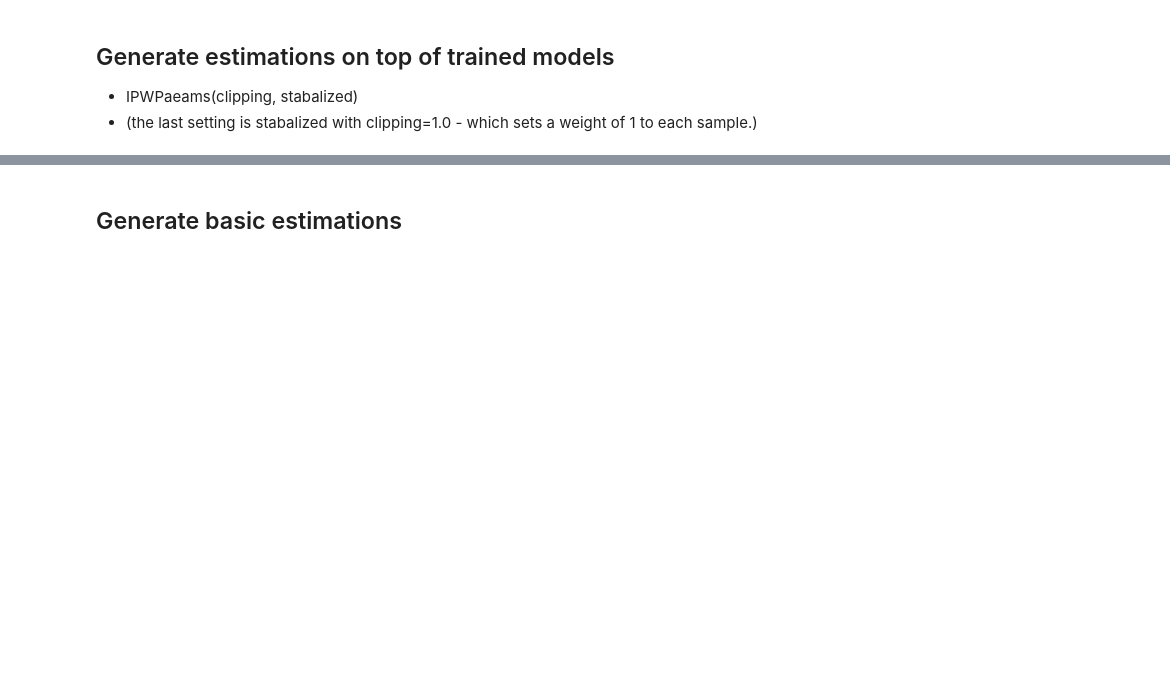
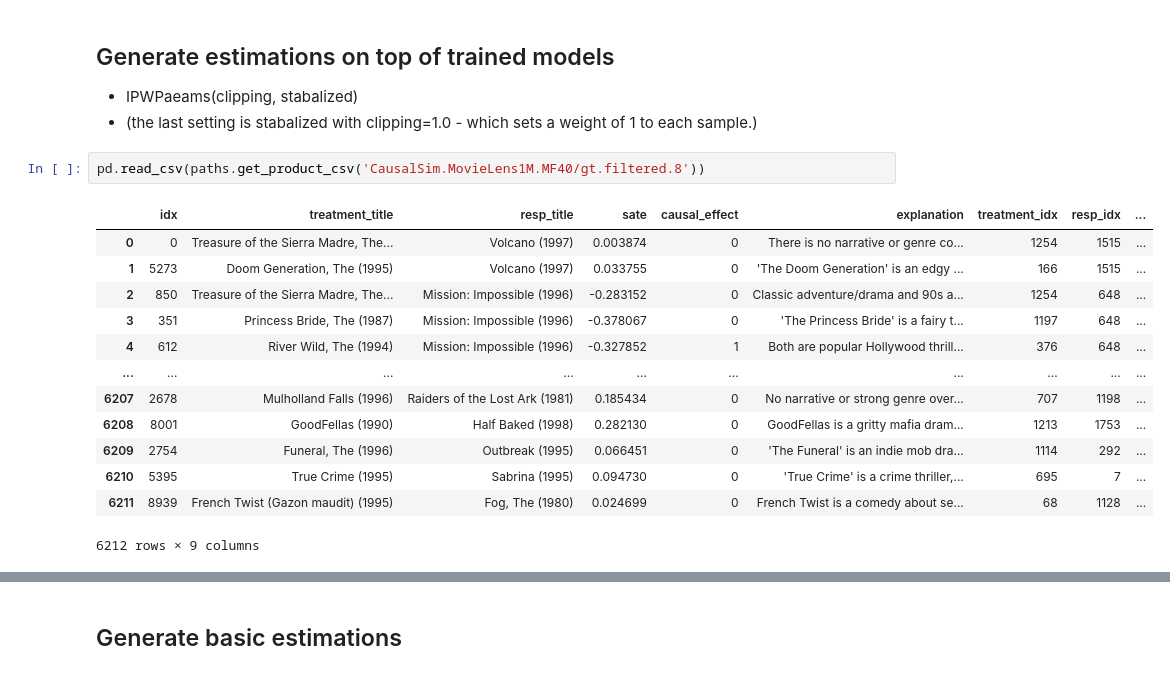
Before and after one commit to zivwhd/scmsim, a Jupyter notebook: notebooks/BenchmarkSim.ipynb, the cells around one changed output, grey strips where cells are left out. Saved outputs shown, nothing was run; the diff lists cells and outputs as text; blank space fills up the shorter version.

```diff
--- a/notebooks/BenchmarkSim.ipynb
+++ b/notebooks/BenchmarkSim.ipynb
@@ -56,6 +56,22 @@ uidata.ratings
 ## Generate estimations on top of trained models
 - IPWPaeams(clipping, stabalized)
 - (the last setting is stabalized with clipping=1.0 - which sets a weight of 1 to each sample.)
+# %%
+pd.read_csv(paths.get_product_csv('CausalSim.MovieLens1M.MF40/gt.filtered.8'))
+# %% [output]
+|  | idx | treatment_title | resp_title | sate | causal_effect | explanation | treatment_idx | resp_idx | ... |
+| 0 | 0 | Treasure of the Sierra Madre, The... | Volcano (1997) | 0.003874 | 0 | There is no narrative or genre co... | 1254 | 1515 | ... |
+| 1 | 5273 | Doom Generation, The (1995) | Volcano (1997) | 0.033755 | 0 | 'The Doom Generation' is an edgy ... | 166 | 1515 | ... |
+| 2 | 850 | Treasure of the Sierra Madre, The... | Mission: Impossible (1996) | -0.283152 | 0 | Classic adventure/drama and 90s a... | 1254 | 648 | ... |
+| 3 | 351 | Princess Bride, The (1987) | Mission: Impossible (1996) | -0.378067 | 0 | 'The Princess Bride' is a fairy t... | 1197 | 648 | ... |
+| 4 | 612 | River Wild, The (1994) | Mission: Impossible (1996) | -0.327852 | 1 | Both are popular Hollywood thrill... | 376 | 648 | ... |
+| ... | ... | ... | ... | ... | ... | ... | ... | ... | ... |
+| 6207 | 2678 | Mulholland Falls (1996) | Raiders of the Lost Ark (1981) | 0.185434 | 0 | No narrative or strong genre over... | 707 | 1198 | ... |
+| 6208 | 8001 | GoodFellas (1990) | Half Baked (1998) | 0.282130 | 0 | GoodFellas is a gritty mafia dram... | 1213 | 1753 | ... |
+| 6209 | 2754 | Funeral, The (1996) | Outbreak (1995) | 0.066451 | 0 | 'The Funeral' is an indie mob dra... | 1114 | 292 | ... |
+| 6210 | 5395 | True Crime (1995) | Sabrina (1995) | 0.094730 | 0 | 'True Crime' is a crime thriller,... | 695 | 7 | ... |
+| 6211 | 8939 | French Twist (Gazon maudit) (1995) | Fog, The (1980) | 0.024699 | 0 | French Twist is a comedy about se... | 68 | 1128 | ... |
+6212 rows × 9 columns
 # %%
 
 %run src/estimators
```
Also changed, not shown: parts of 6 cells of this notebook, 2 other files.
